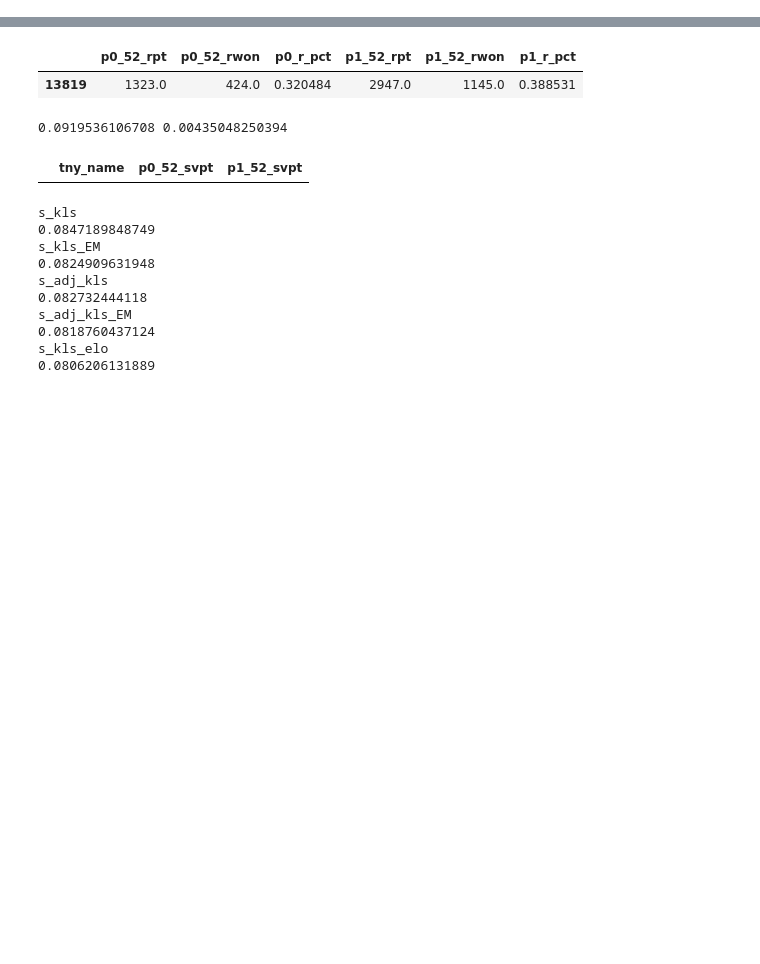
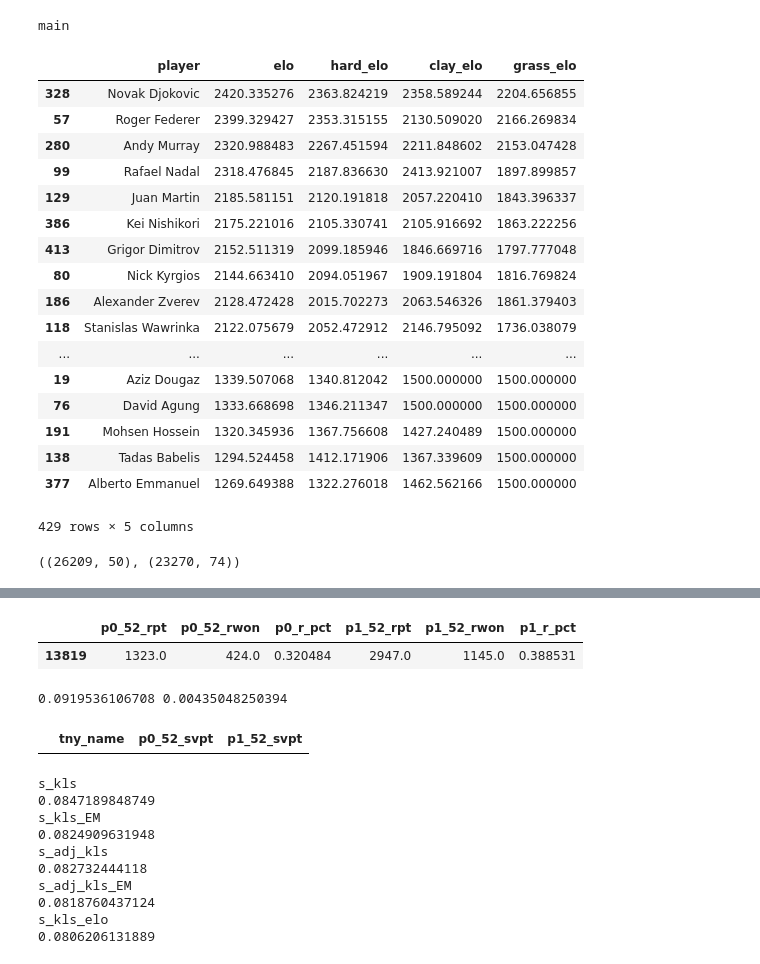
Before and after one commit to jgollub1/tennis_probs_live, a Jupyter notebook: test.ipynb, the cells around one changed output, grey strips where cells are left out. Saved outputs shown, nothing was run; the diff lists cells and outputs as text; code cells hidden in the pictures; blank space fills up the shorter version.

Commit message:
in progress

```diff
--- a/test.ipynb
+++ b/test.ipynb
@@ -0,0 +1,44 @@
+# %%
+import os
+import sys
+from datetime import datetime as dt
+from helper_functions import *
+from data_functions import *
+
+pd.options.mode.chained_assignment = None
+sys.path.insert(0, '{}/sackmann'.format(os.getcwd()))
+START_YEAR = 2010
+TOUR = 'atp'
+RET_STRINGS = ('ABN','DEF','In Progress','RET','W/O',' RET',' W/O','nan','walkover')
+ABD_STRINGS = ('abandoned','ABN','ABD','DEF','def','unfinished','Walkover')
+DATE = dt.now().strftime(('%m/%d/%Y'))
+# %%
+print('main')
+match_df = concat_data(1968, 2018, TOUR)
+match_df = format_match_df(match_df,TOUR,ret_strings=RET_STRINGS,abd_strings=ABD_STRINGS)
+start_ind = match_df[match_df['match_year']>=START_YEAR-1].index[0]
+# %% [output]
+main
+# %%
+active_df, df = generate_elo(match_df, 1)
+# %%
+active_df
+# %% [output]
+|  | player | elo | hard_elo | clay_elo | grass_elo |
+| 328 | Novak Djokovic | 2420.335276 | 2363.824219 | 2358.589244 | 2204.656855 |
+| 57 | Roger Federer | 2399.329427 | 2353.315155 | 2130.509020 | 2166.269834 |
+| 280 | Andy Murray | 2320.988483 | 2267.451594 | 2211.848602 | 2153.047428 |
+| 99 | Rafael Nadal | 2318.476845 | 2187.836630 | 2413.921007 | 1897.899857 |
+| 129 | Juan Martin | 2185.581151 | 2120.191818 | 2057.220410 | 1843.396337 |
+| 386 | Kei Nishikori | 2175.221016 | 2105.330741 | 2105.916692 | 1863.222256 |
+| 413 | Grigor Dimitrov | 2152.511319 | 2099.185946 | 1846.669716 | 1797.777048 |
+| 80 | Nick Kyrgios | 2144.663410 | 2094.051967 | 1909.191804 | 1816.769824 |
+| 186 | Alexander Zverev | 2128.472428 | 2015.702273 | 2063.546326 | 1861.379403 |
+| 118 | Stanislas Wawrinka | 2122.075679 | 2052.472912 | 2146.795092 | 1736.038079 |
+| ... | ... | ... | ... | ... | ... |
+| 19 | Aziz Dougaz | 1339.507068 | 1340.812042 | 1500.000000 | 1500.000000 |
+| 76 | David Agung | 1333.668698 | 1346.211347 | 1500.000000 | 1500.000000 |
+| 191 | Mohsen Hossein | 1320.345936 | 1367.756608 | 1427.240489 | 1500.000000 |
+| 138 | Tadas Babelis | 1294.524458 | 1412.171906 | 1367.339609 | 1500.000000 |
+| 377 | Alberto Emmanuel | 1269.649388 | 1322.276018 | 1462.562166 | 1500.000000 |
+429 rows × 5 columns
@@ -0,0 +79,4 @@
+# %%
+df.shape, test_df.shape
+# %% [output]
+((26209, 50), (23270, 74))
```
Also changed, not shown: parts of 8 cells of this notebook, 25 other files.
